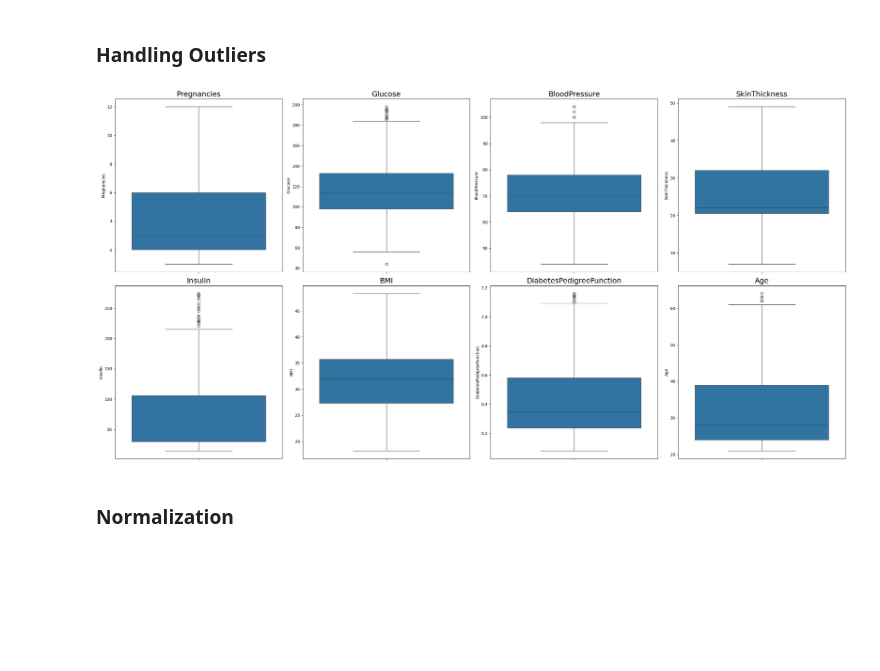
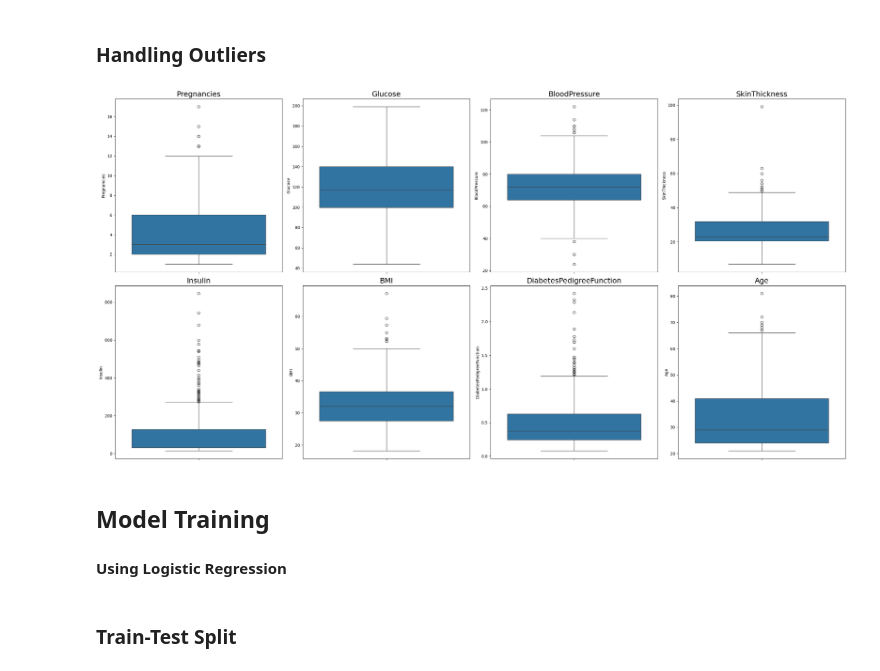
Before and after one commit to rishikeshpaulcode/Diabetes-Prediction, a Jupyter notebook: diabetes-prediction-demo.ipynb, the cells around one changed output. Saved outputs shown, nothing was run; the diff lists cells and outputs as text; code cells hidden in the pictures; blank space fills up the shorter version.

Commit message:
Model training done

```diff
--- a/diabetes-prediction-demo.ipynb
+++ b/diabetes-prediction-demo.ipynb
@@ -124,16 +122,16 @@ df['BMI'] = df['BMI'].replace(0, df['BMI'].mean())
 # %%
 # plot boxplots
 fig, ax = plt.subplots(2, 4, figsize=(26, 13))
 
 for i, col in enumerate(df.columns[:-1], start=1):
     plt.subplot(2, 4, i)
-    sns.boxplot(X[col])
+    sns.boxplot(df[col])
     plt.title(col, fontsize=18)
 
 plt.tight_layout()
 plt.show()
 # %% [output]
-[figure, old version]
+[figure, new version]
 # %%
 # remove outliers
 cols = ['Pregnancies', 'BloodPressure', 'SkinThickness', 'Insulin', 'BMI', 'DiabetesPedigreeFunction', 'Age']
@@ -148,8 +146,11 @@ for col in cols:
 
     mask = (df[col] >= lower_bound) & (df[col] <= upper_bound)
     df = df[mask]
-# %% [markdown]
-### **Normalization**
+# %% [markdown]
+## **Model Training**
+#### Using Logistic Regression
+# %% [markdown]
+### **Train-Test Split**
 # %%
 # split data into features and target
 X = df.drop('Outcome', axis=1)
```
Also changed, not shown: parts of 16 cells of this notebook.
